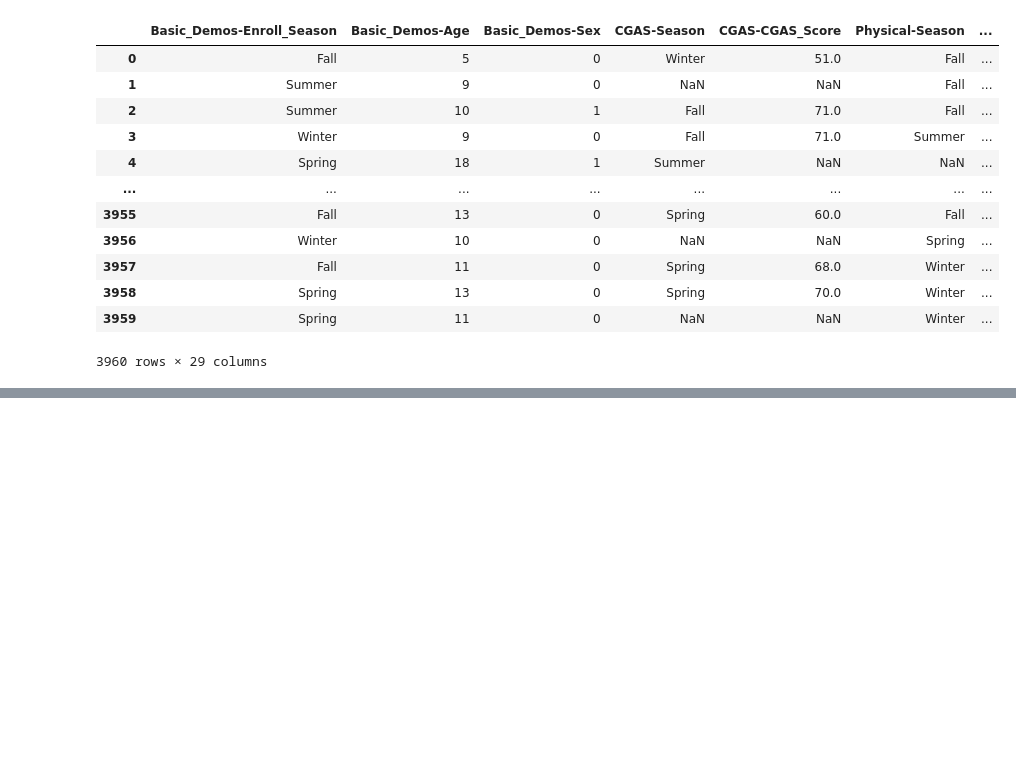
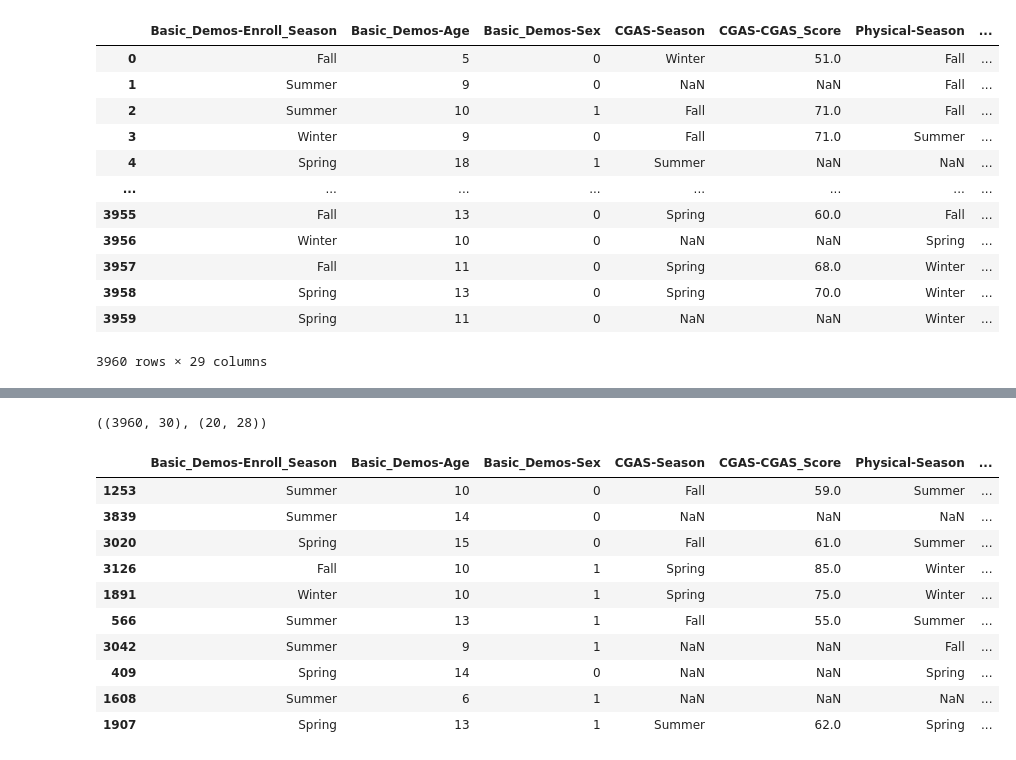
Before and after one commit to Sravankumar3/Masters_project, a Jupyter notebook: problematic_internet_use_prediction.ipynb, the cells around one changed output, grey strips where cells are left out. Drawn from its saved outputs; the diff is of its cells as text; code cells hidden in the pictures; blank space fills up the shorter version.

```diff
--- a/problematic_internet_use_prediction.ipynb
+++ b/problematic_internet_use_prediction.ipynb
@@ -215,0 +245,18 @@ train_pciatAvg.drop('Pciat_total_avg',axis=1)
+# %%
+train_pciatAvg.shape,test.shape
+# %% [output]
+((3960, 30), (20, 28))
+# %%
+train_pciatAvg.sample(10)
+# %% [output]
+|  | Basic_Demos-Enroll_Season | Basic_Demos-Age | Basic_Demos-Sex | CGAS-Season | CGAS-CGAS_Score | Physical-Season | ... |
+| 1253 | Summer | 10 | 0 | Fall | 59.0 | Summer | ... |
+| 3839 | Summer | 14 | 0 | NaN | NaN | NaN | ... |
+| 3020 | Spring | 15 | 0 | Fall | 61.0 | Summer | ... |
+| 3126 | Fall | 10 | 1 | Spring | 85.0 | Winter | ... |
+| 1891 | Winter | 10 | 1 | Spring | 75.0 | Winter | ... |
+| 566 | Summer | 13 | 1 | Fall | 55.0 | Summer | ... |
+| 3042 | Summer | 9 | 1 | NaN | NaN | Fall | ... |
+| 409 | Spring | 14 | 0 | NaN | NaN | Spring | ... |
+| 1608 | Summer | 6 | 1 | NaN | NaN | NaN | ... |
+| 1907 | Spring | 13 | 1 | Summer | 62.0 | Spring | ... |
```
Also changed, not shown: parts of 5 cells of this notebook.
